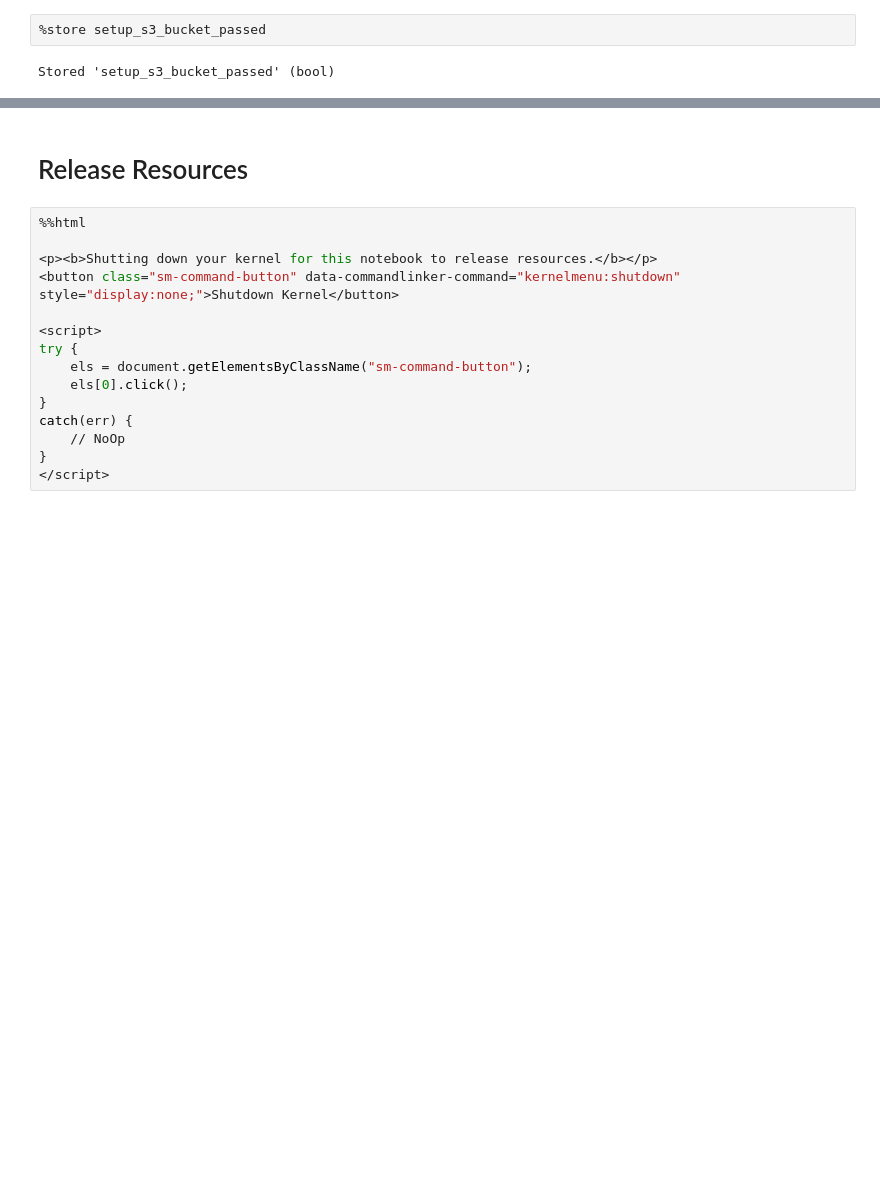
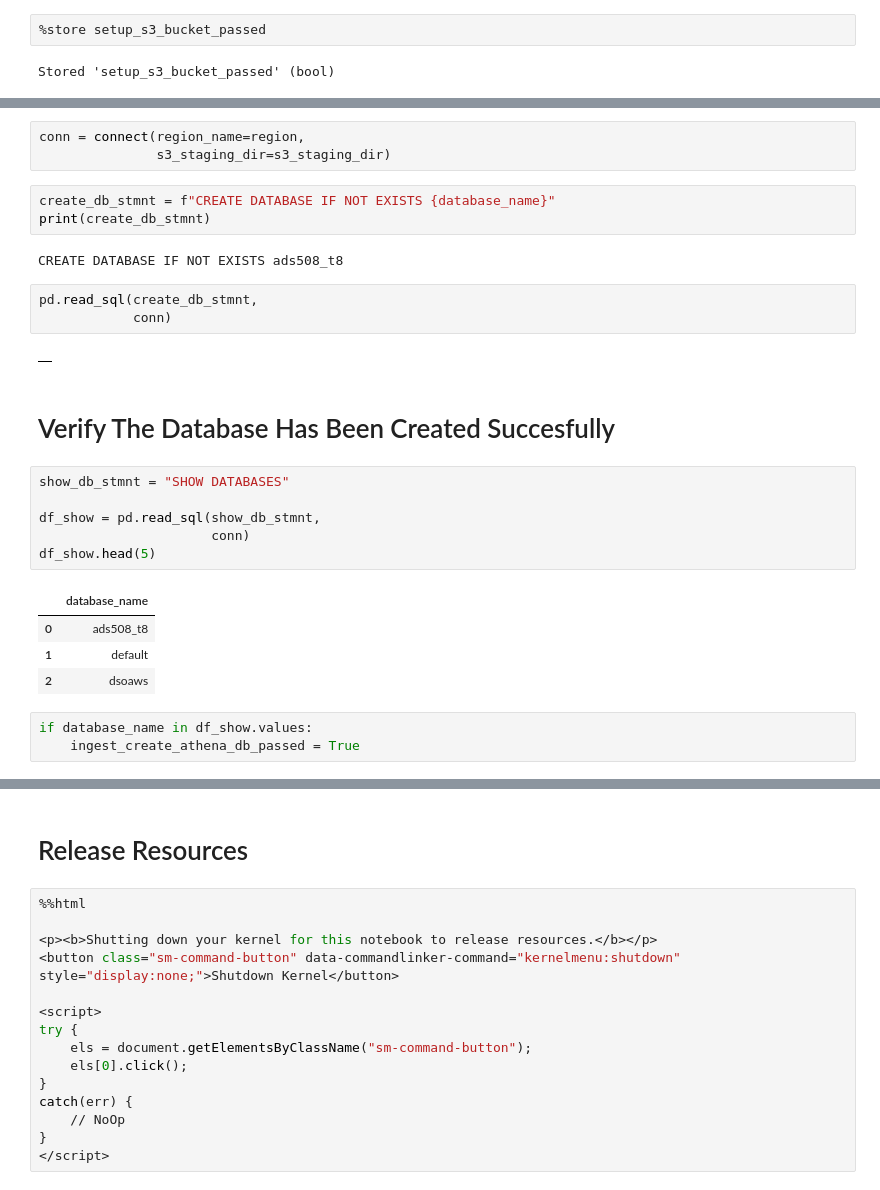
Before and after one commit to amcarr-ds/ML_modeling_using_AWS_proj, a Jupyter notebook: deliverables/00_S3_Setup_amc_v1.ipynb, the cells around one changed output, grey strips where cells are left out. Drawn from its saved outputs; the diff is of its cells as text; blank space fills up the shorter version.

```diff
--- a/deliverables/00_S3_Setup_amc_v1.ipynb
+++ b/deliverables/00_S3_Setup_amc_v1.ipynb
@@ -48,0 +80,29 @@ Stored 'setup_s3_bucket_passed' (bool)
+# %%
+conn = connect(region_name=region,
+               s3_staging_dir=s3_staging_dir)
+# %%
+create_db_stmnt = f"CREATE DATABASE IF NOT EXISTS {database_name}"
+print(create_db_stmnt)
+# %% [output]
+CREATE DATABASE IF NOT EXISTS ads508_t8
+# %%
+pd.read_sql(create_db_stmnt,
+            conn)
+# %% [output]
+|  |
+# %% [markdown]
+# Verify The Database Has Been Created Succesfully
+# %%
+show_db_stmnt = "SHOW DATABASES"
+
+df_show = pd.read_sql(show_db_stmnt,
+                      conn)
+df_show.head(5)
+# %% [output]
+|  | database_name |
+| 0 | ads508_t8 |
+| 1 | default |
+| 2 | dsoaws |
+# %%
+if database_name in df_show.values:
+    ingest_create_athena_db_passed = True
```
Also changed, not shown: parts of 28 cells of this notebook.
